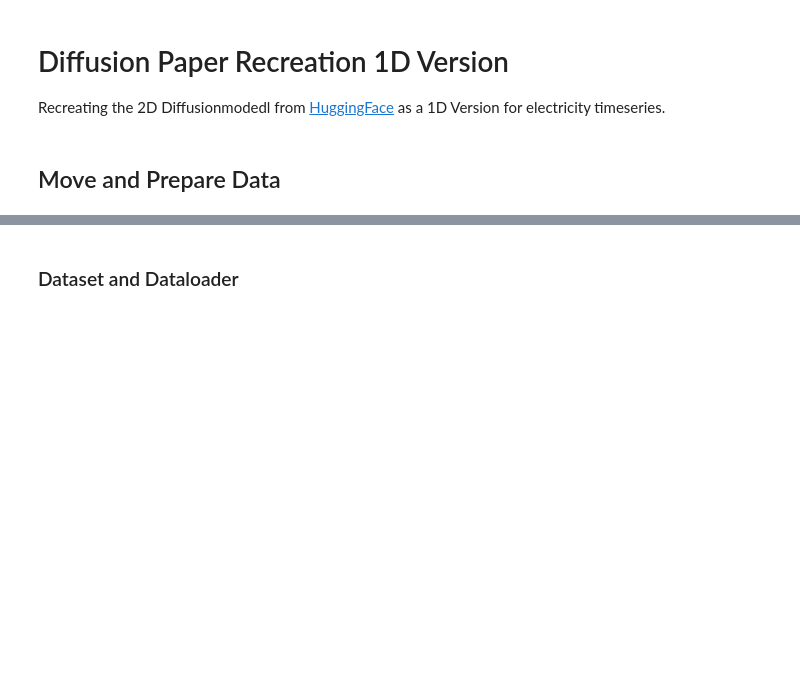
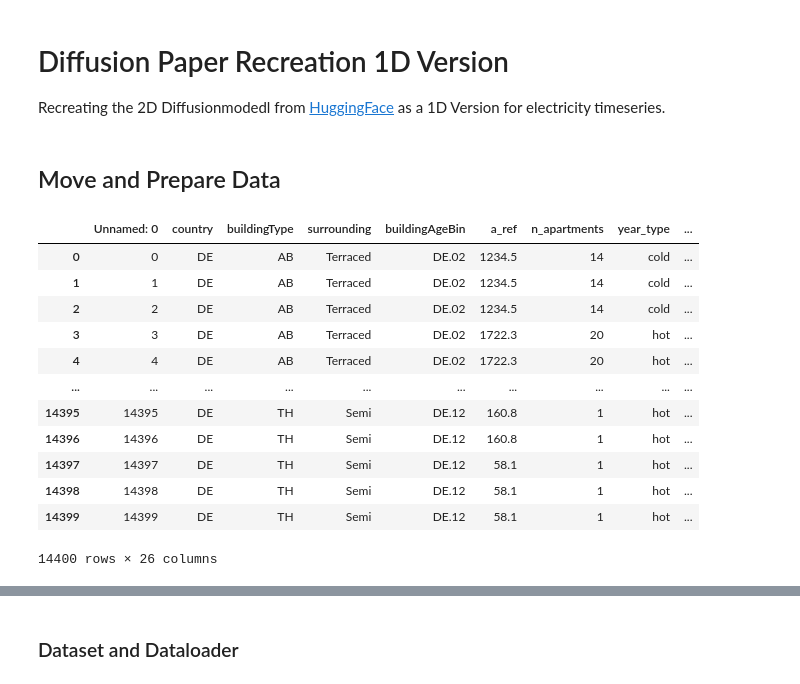
Before and after one commit to NV717/Master_Thesis_EWI_2026, a Jupyter notebook: 4_Diffusion/diffusion1D.ipynb, the cells around one changed output, grey strips where cells are left out. Cells and saved outputs as stored; diff of their text form; code cells hidden in the pictures; blank space fills up the shorter version.

```diff
--- a/4_Diffusion/diffusion1D.ipynb
+++ b/4_Diffusion/diffusion1D.ipynb
@@ -29,3 +29,19 @@ manifest["sum_n_persons"] = manifest["n_persons"].apply(sum)
+# %%
+manifest
+# %% [output]
+|  | Unnamed: 0 | country | buildingType | surrounding | buildingAgeBin | a_ref | n_apartments | year_type | ... |
+| 0 | 0 | DE | AB | Terraced | DE.02 | 1234.5 | 14 | cold | ... |
+| 1 | 1 | DE | AB | Terraced | DE.02 | 1234.5 | 14 | cold | ... |
+| 2 | 2 | DE | AB | Terraced | DE.02 | 1234.5 | 14 | cold | ... |
+| 3 | 3 | DE | AB | Terraced | DE.02 | 1722.3 | 20 | hot | ... |
+| 4 | 4 | DE | AB | Terraced | DE.02 | 1722.3 | 20 | hot | ... |
+| ... | ... | ... | ... | ... | ... | ... | ... | ... | ... |
+| 14395 | 14395 | DE | TH | Semi | DE.12 | 160.8 | 1 | hot | ... |
+| 14396 | 14396 | DE | TH | Semi | DE.12 | 160.8 | 1 | hot | ... |
+| 14397 | 14397 | DE | TH | Semi | DE.12 | 58.1 | 1 | hot | ... |
+| 14398 | 14398 | DE | TH | Semi | DE.12 | 58.1 | 1 | hot | ... |
+| 14399 | 14399 | DE | TH | Semi | DE.12 | 58.1 | 1 | hot | ... |
+14400 rows × 26 columns
 # %%
 strat_cols = ["buildingType", "buildingAgeBin"]
 strat_cols_test = ["buildingType", "buildingAgeBin", "climateRegion","year_type","future"]
```
Also changed, not shown: parts of 42 cells of this notebook, 2 other files.
